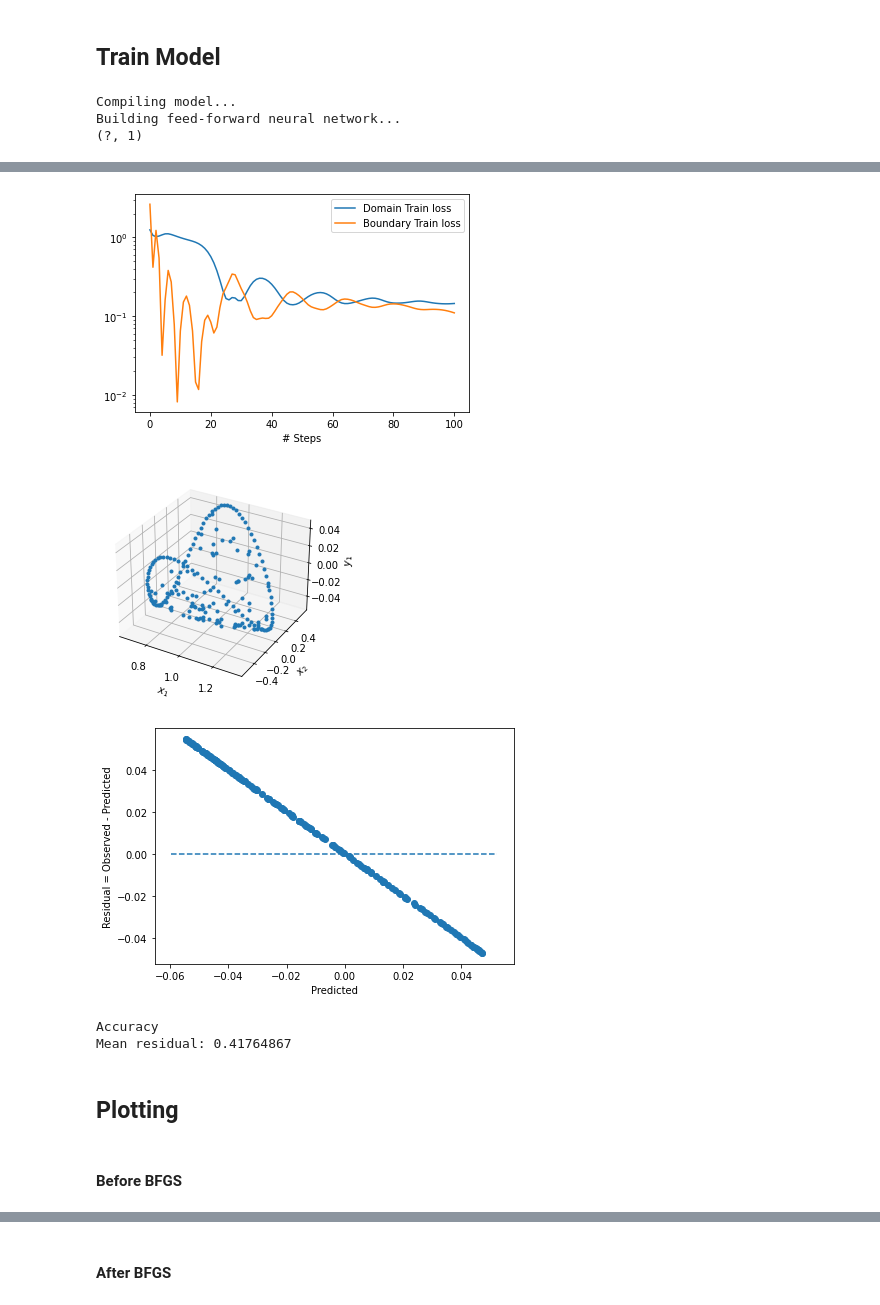
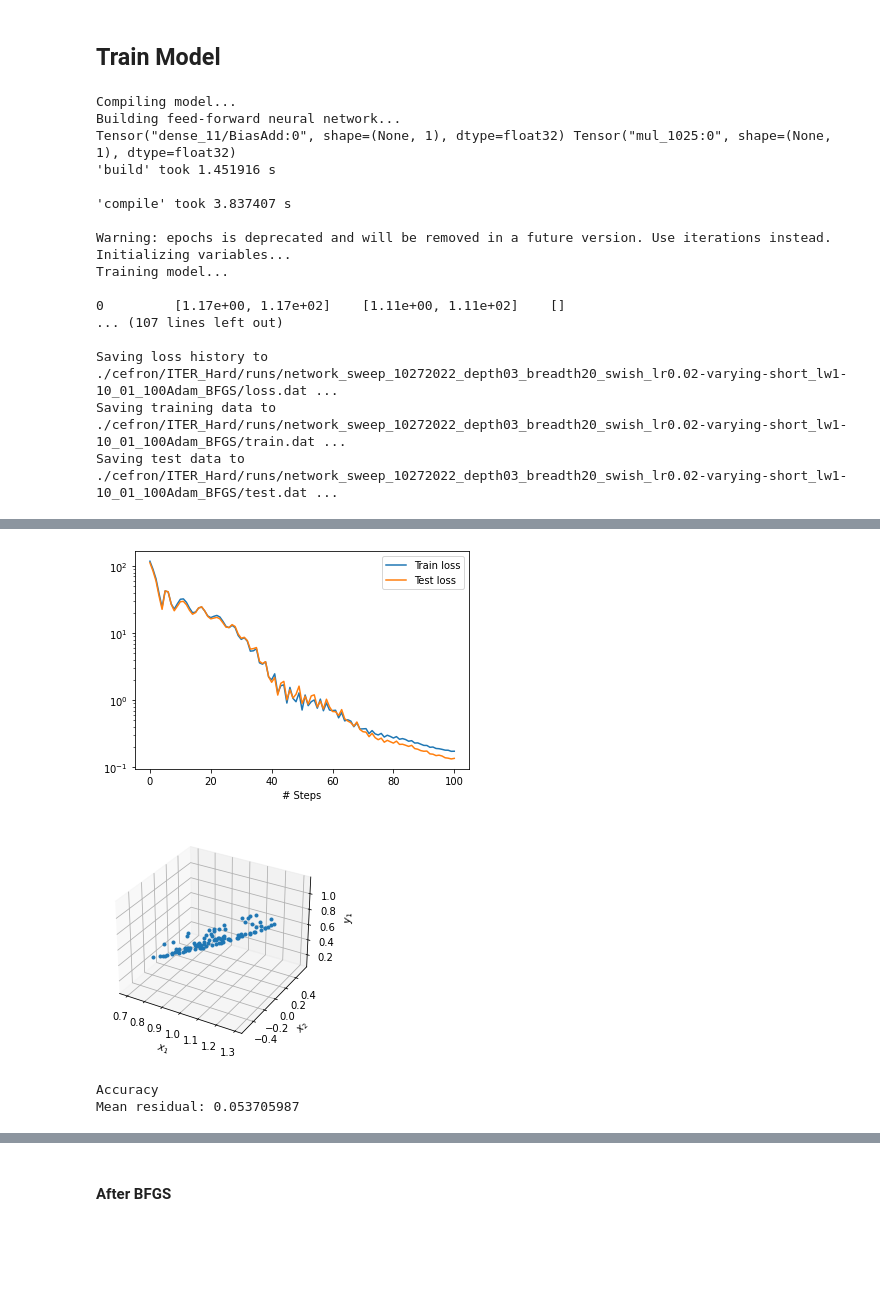
Before and after one commit to akaptano/deepxde_copy, a Jupyter notebook: gs-2d-surrogate/general_solovev_equil_visual_hardconstraint.ipynb, the cells around one changed output, grey strips where cells are left out. Cells and saved outputs as stored; diff of their text form; code cells hidden in the pictures; blank space fills up the shorter version.

```diff
--- a/gs-2d-surrogate/general_solovev_equil_visual_hardconstraint.ipynb
+++ b/gs-2d-surrogate/general_solovev_equil_visual_hardconstraint.ipynb
@@ -164,8 +122,6 @@ from utils.gs_solovev_sol import GS_Linear
 # %% [markdown]
 ## Train Model
 # %%
-#[0.02,0.007,0.002,0.0007,0.0002]
-import os
 DATE = "10272022"
 CONFIG = "ITER_Hard"
 LR = 2e-2
@@ -183,7 +139,9 @@ if not isExist:
   os.makedirs(PATH)
   print("The new directory is created!")
 
-net = dde.maps.FNN([2] + DEPTH * [BREADTH] + [1], AF, "Glorot normal")
+net = dde.maps.FNN(
+    [2] + DEPTH * [BREADTH] + [1],
+    AF, "Glorot normal")
 net.apply_output_transform(modify_output)
 model = dde.Model(data, net)
 
@@ -194,8 +152,14 @@ for i in range(1):
       "adam", lr=LR/(decay_rate*(i+1)),
       loss_weights=[1,100]
   )
-  loss_history, train_state = model.train(epochs=100, display_every = 1)
-  dde.saveplot(loss_history, train_state, save_plot=True,issave=True, isplot=True,output_dir=f'./cefron/{CONFIG}/runs/{RUN_NAME}')
+  loss_history, train_state = model.train(epochs=100, display_every=1)
+  dde.saveplot(
+      loss_history,
+      train_state,
+      issave=True,
+      isplot=True,
+      output_dir=PATH
+  )
 
 # make mesh
 nx = 100
@@ -219,4 +183,18 @@ print("Mean residual:", residual_psi)
 # %% [output]
 Compiling model...
 Building feed-forward neural network...
-(?, 1)
+Tensor("dense_11/BiasAdd:0", shape=(None, 1), dtype=float32) Tensor("mul_1025:0", shape=(None, 1), dtype=float32)
+'build' took 1.451916 s
+
+'compile' took 3.837407 s
+
+Warning: epochs is deprecated and will be removed in a future version. Use iterations instead.
+Initializing variables...
+Training model...
+
+0         [1.17e+00, 1.17e+02]    [1.11e+00, 1.11e+02]    []
+... (107 lines left out)
+
+Saving loss history to ./cefron/ITER_Hard/runs/network_sweep_10272022_depth03_breadth20_swish_lr0.02-varying-short_lw1-10_01_100Adam_BFGS/loss.dat ...
+Saving training data to ./cefron/ITER_Hard/runs/network_sweep_10272022_depth03_breadth20_swish_lr0.02-varying-short_lw1-10_01_100Adam_BFGS/train.dat ...
+Saving test data to ./cefron/ITER_Hard/runs/network_sweep_10272022_depth03_breadth20_swish_lr0.02-varying-short_lw1-10_01_100Adam_BFGS/test.dat ...
@@ -240,9 +201,4 @@ Saving test data to ./cefron/ITER_Hard/runs/network_sweep_10272022_depth03_bread
-[figure, old version]
+[figure, new version]
-[figure, old version]
+[figure, new version]
-[figure, removed]
-Accuracy
-Mean residual: 0.41764867
+Accuracy
+Mean residual: 0.053705987
-# %% [markdown]
-## Plotting
-# %% [markdown]
-#### Before BFGS
```
Also changed, not shown: parts of 10 cells of this notebook, 1 other file.
